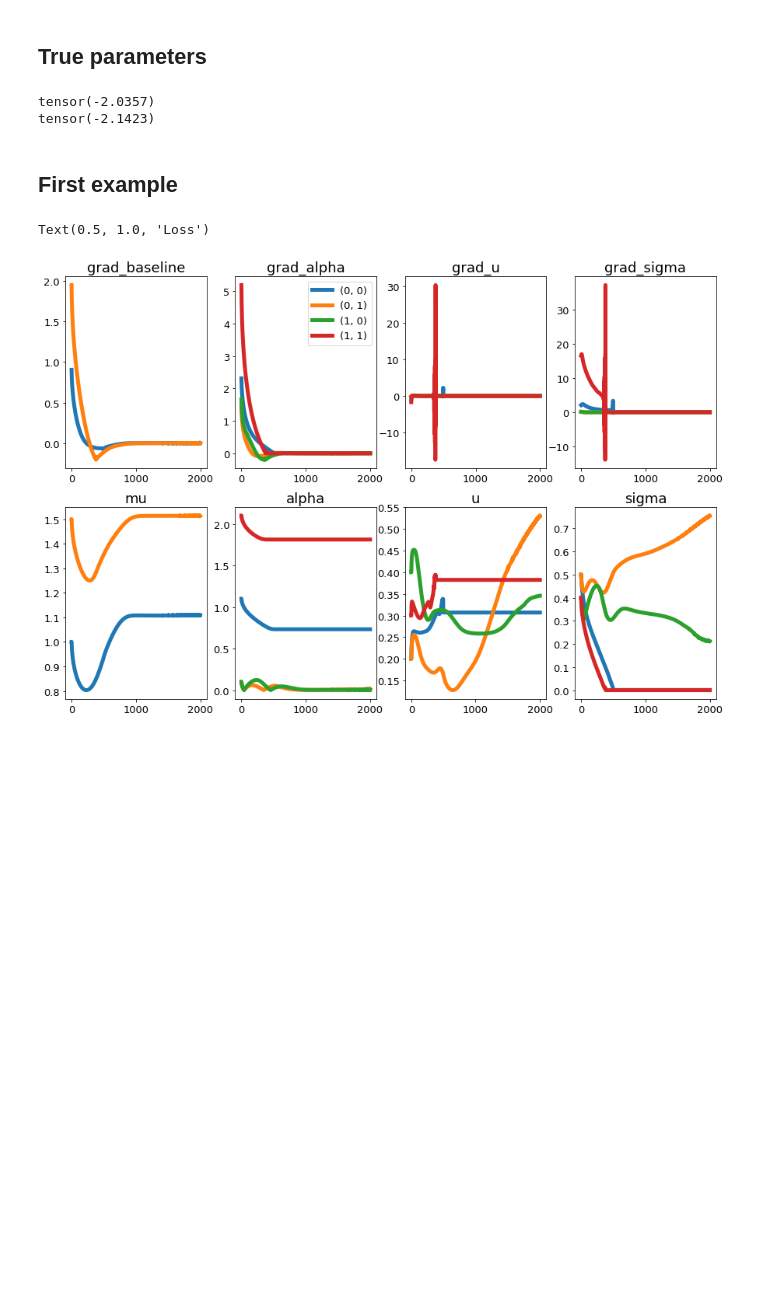
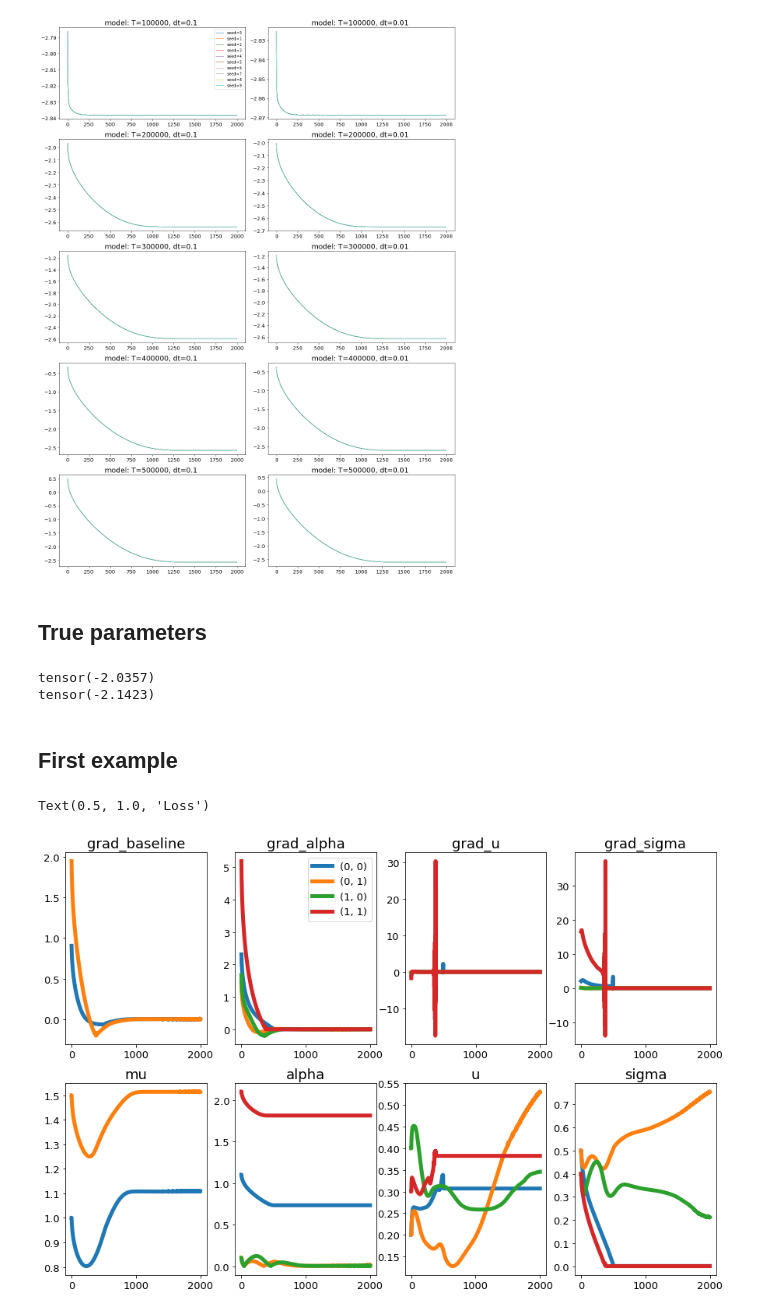
Before and after one commit to mind-inria/FaDIn, a Jupyter notebook: run_rc_plot.ipynb, the cells around one changed output. Saved outputs shown, nothing was run; the diff lists cells and outputs as text; code cells hidden in the pictures; blank space fills up the shorter version.

Commit message:
add plots

```diff
--- a/run_rc_plot.ipynb
+++ b/run_rc_plot.ipynb
@@ -19,6 +19,39 @@ from hawkes_discret.loss_and_gradient import l2loss_precomputation, l2loss_conv
 from hawkes_discret.loss_and_gradient import get_grad_mu, get_grad_alpha, get_grad_theta
 from hawkes_discret.utils.compute_constants_np import get_zG, get_zN, get_ztzG
 from tick.hawkes import SimuHawkes,  HawkesKernelTimeFunc
+# %%
+file_name = "benchmark.pkl"
+open_file = open(file_name, "rb")
+all_results= pickle.load(open_file)
+open_file.close()
+# %%
+T_list = [100_000, 200_000, 300_000, 400_000, 500_000]
+dt_list = [0.1, 0.01]
+seeds = np.arange(10)
+n_T = len(T_list)
+n_dt = len(dt_list)
+n_seeds = len(seeds)
+n_xp = n_T * n_dt * n_seeds
+
+# %% plot loss
+%matplotlib inline
+matplotlib.rc("xtick", labelsize=13)
+matplotlib.rc("ytick", labelsize=13)
+lw = 1
+fontsize = 18
+fig, axs = plt.subplots(n_T, n_dt, figsize=(15, 20))
+
+
+for i in range(n_T):
+    for j in range(n_dt):
+        for l in range(n_seeds):
+            idx = i*(n_seeds*n_dt) + j*n_seeds + l
+            axs[i, j].plot(all_results[idx]["v_loss"], lw=lw, label='seed={}'.format(seeds[l]))
+        axs[i, j].set_title("model: T={}, dt={} ".format(T_list[i], dt_list[j]), size=fontsize)
+axs[0, 0].legend()
+fig.tight_layout()
+# %% [output]
+[figure, added]
 # %% [markdown]
 ## True parameters
 # %%
```
Also changed, not shown: 1 other file.
